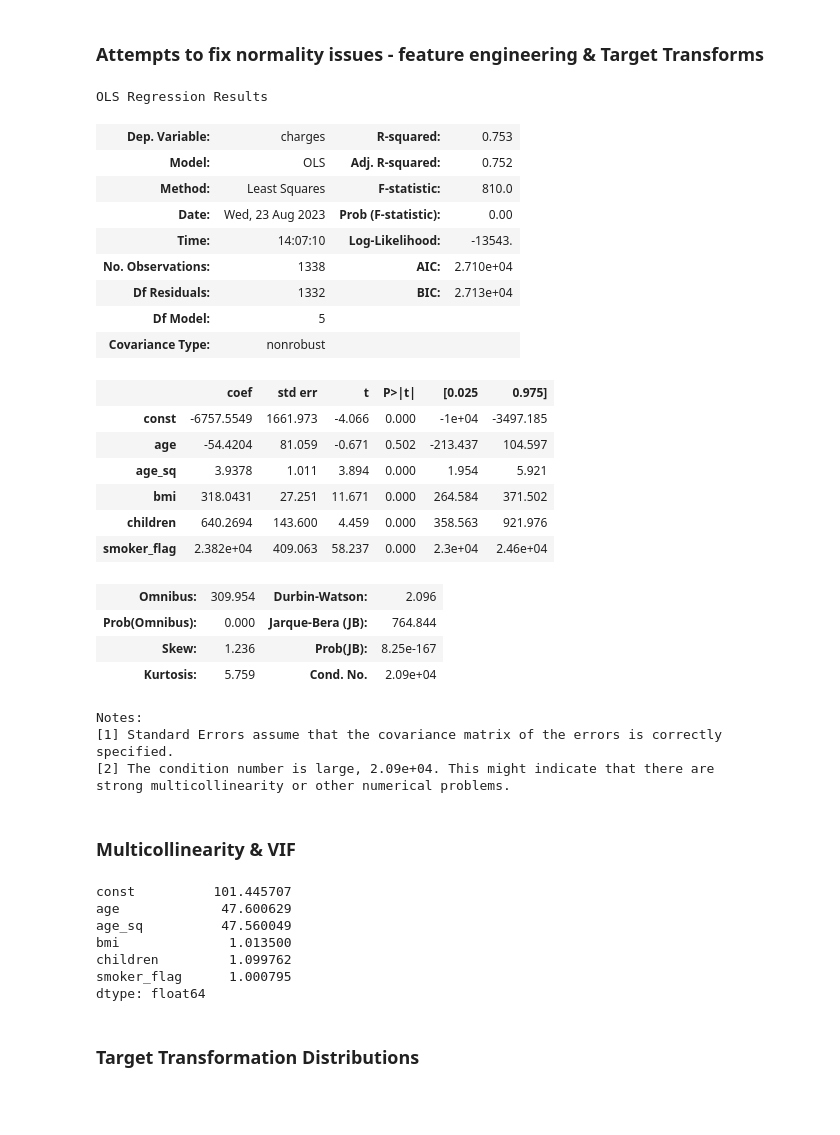
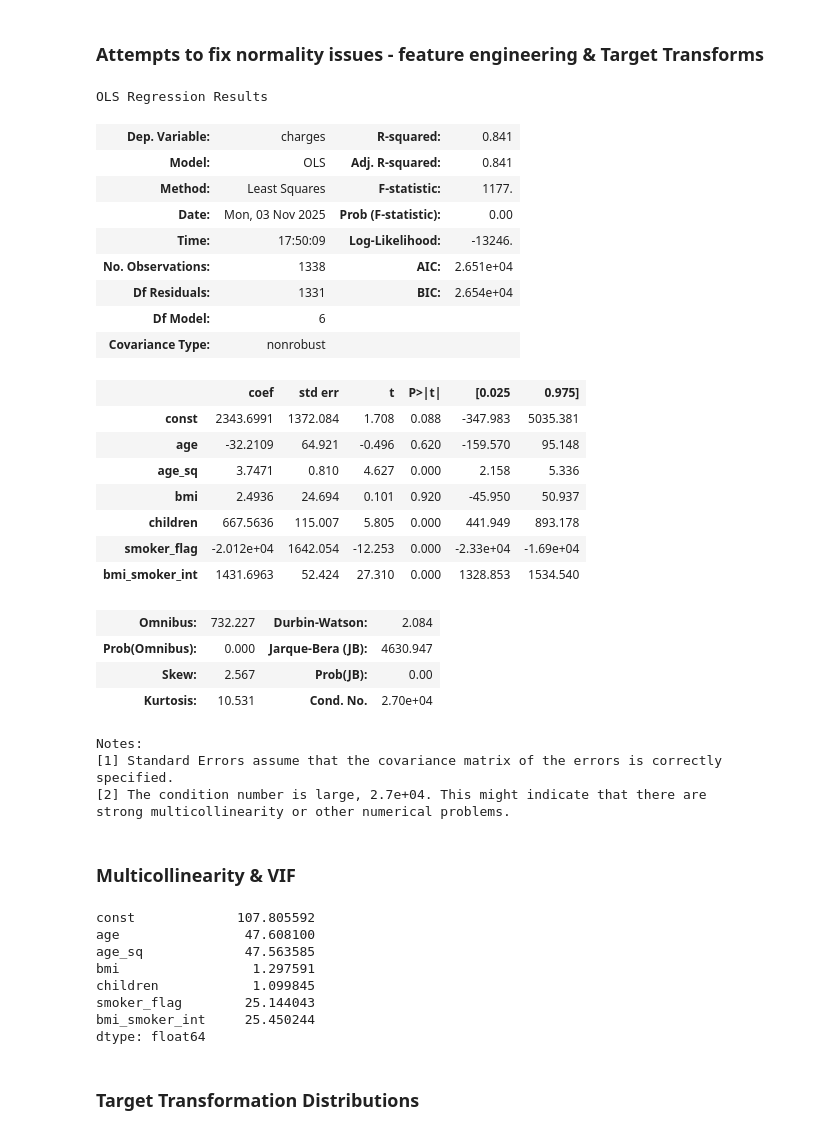
Before and after one commit to Proftg/Maven-regression, a Jupyter notebook: DataScienceinPythonRegression-230823-154628/Course Materials/Demo Notebooks/04_Assumptions_Demos.ipynb, the cells around one changed output. Drawn from its saved outputs; the diff is of its cells as text; code cells hidden in the pictures; blank space fills up the shorter version.

```diff
--- a/DataScienceinPythonRegression-230823-154628/Course Materials/Demo Notebooks/04_Assumptions_Demos.ipynb
+++ b/DataScienceinPythonRegression-230823-154628/Course Materials/Demo Notebooks/04_Assumptions_Demos.ipynb
@@ -249,56 +262,57 @@ features = [
     "children",
     "smoker_flag",
 #     "female_flag",
-#     "bmi_smoker_int",
+    "bmi_smoker_int",
 #     "age_bmi_int",
 #     "smoker_sex_int"
 ]
 
 X = sm.add_constant(insurance_df[features])
 y = insurance_df["charges"]
 # y = np.sqrt(insurance_df["charges"])
 # y = np.log(insurance_df["charges"])
 # y = np.log10(insurance_df["charges"])
 # y = 1/(insurance_df["charges"])
 
 #box-cox
 
 from scipy.stats import boxcox
 
 # y, fitted_lambda = boxcox(insurance_df["charges"])
 
 # sns.histplot(y).set(xlabel="box_cox_price", title="Box-Cox Transformation")
 
 # sns.despine()
 
 model = sm.OLS(y, X).fit()
 
 model.summary()
 # %% [output]
 OLS Regression Results
-| Dep. Variable: | charges | R-squared: | 0.753 |
-| Model: | OLS | Adj. R-squared: | 0.752 |
-| Method: | Least Squares | F-statistic: | 810.0 |
-| Date: | Wed, 23 Aug 2023 | Prob (F-statistic): | 0.00 |
-| Time: | 14:07:10 | Log-Likelihood: | -13543. |
-| No. Observations: | 1338 | AIC: | 2.710e+04 |
-| Df Residuals: | 1332 | BIC: | 2.713e+04 |
-| Df Model: | 5 |  |  |
+| Dep. Variable: | charges | R-squared: | 0.841 |
+| Model: | OLS | Adj. R-squared: | 0.841 |
+| Method: | Least Squares | F-statistic: | 1177. |
+| Date: | Mon, 03 Nov 2025 | Prob (F-statistic): | 0.00 |
+| Time: | 17:50:09 | Log-Likelihood: | -13246. |
+| No. Observations: | 1338 | AIC: | 2.651e+04 |
+| Df Residuals: | 1331 | BIC: | 2.654e+04 |
+| Df Model: | 6 |  |  |
 | Covariance Type: | nonrobust |  |  |
 |  | coef | std err | t | P>|t| | [0.025 | 0.975] |
-| const | -6757.5549 | 1661.973 | -4.066 | 0.000 | -1e+04 | -3497.185 |
-| age | -54.4204 | 81.059 | -0.671 | 0.502 | -213.437 | 104.597 |
-| age_sq | 3.9378 | 1.011 | 3.894 | 0.000 | 1.954 | 5.921 |
-| bmi | 318.0431 | 27.251 | 11.671 | 0.000 | 264.584 | 371.502 |
-| children | 640.2694 | 143.600 | 4.459 | 0.000 | 358.563 | 921.976 |
-| smoker_flag | 2.382e+04 | 409.063 | 58.237 | 0.000 | 2.3e+04 | 2.46e+04 |
+| const | 2343.6991 | 1372.084 | 1.708 | 0.088 | -347.983 | 5035.381 |
+| age | -32.2109 | 64.921 | -0.496 | 0.620 | -159.570 | 95.148 |
+| age_sq | 3.7471 | 0.810 | 4.627 | 0.000 | 2.158 | 5.336 |
+| bmi | 2.4936 | 24.694 | 0.101 | 0.920 | -45.950 | 50.937 |
+| children | 667.5636 | 115.007 | 5.805 | 0.000 | 441.949 | 893.178 |
+| smoker_flag | -2.012e+04 | 1642.054 | -12.253 | 0.000 | -2.33e+04 | -1.69e+04 |
+| bmi_smoker_int | 1431.6963 | 52.424 | 27.310 | 0.000 | 1328.853 | 1534.540 |
-| Omnibus: | 309.954 | Durbin-Watson: | 2.096 |
-| Prob(Omnibus): | 0.000 | Jarque-Bera (JB): | 764.844 |
-| Skew: | 1.236 | Prob(JB): | 8.25e-167 |
-| Kurtosis: | 5.759 | Cond. No. | 2.09e+04 |
+| Omnibus: | 732.227 | Durbin-Watson: | 2.084 |
+| Prob(Omnibus): | 0.000 | Jarque-Bera (JB): | 4630.947 |
+| Skew: | 2.567 | Prob(JB): | 0.00 |
+| Kurtosis: | 10.531 | Cond. No. | 2.70e+04 |
 Notes:
 [1] Standard Errors assume that the covariance matrix of the errors is correctly specified.
-[2] The condition number is large, 2.09e+04. This might indicate that there are
+[2] The condition number is large, 2.7e+04. This might indicate that there are
 strong multicollinearity or other numerical problems.
 # %% [markdown]
 ### Multicollinearity & VIF
@@ -310,12 +324,13 @@ pd.Series(
     index=X.columns
 )
 # %% [output]
-const          101.445707
-age             47.600629
-age_sq          47.560049
-bmi              1.013500
-children         1.099762
-smoker_flag      1.000795
+const             107.805592
+age                47.608100
+age_sq             47.563585
+bmi                 1.297591
+children            1.099845
+smoker_flag        25.144043
+bmi_smoker_int     25.450244
 dtype: float64
 # %% [markdown]
 ### Target Transformation Distributions
```
Also changed, not shown: parts of 4 cells of this notebook.
